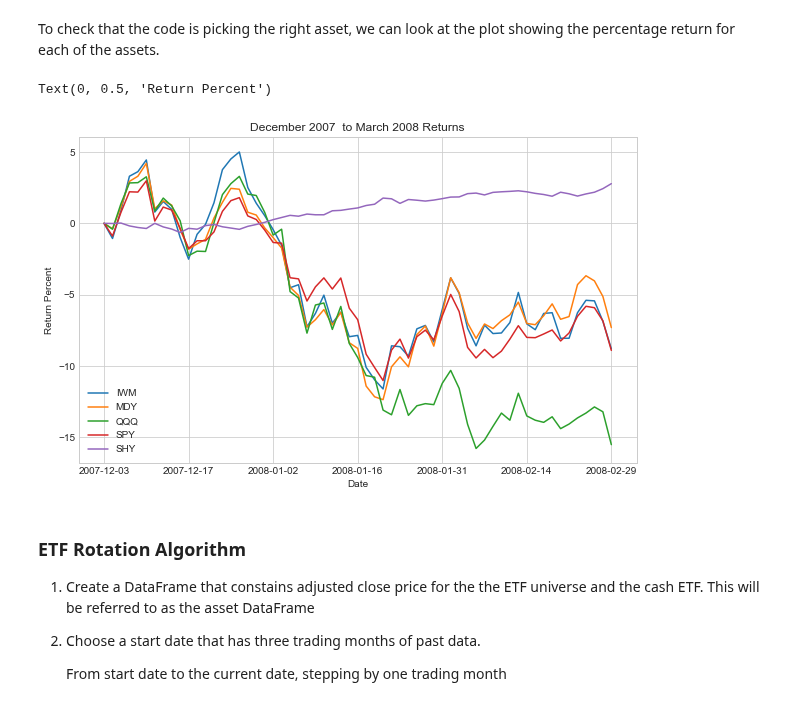
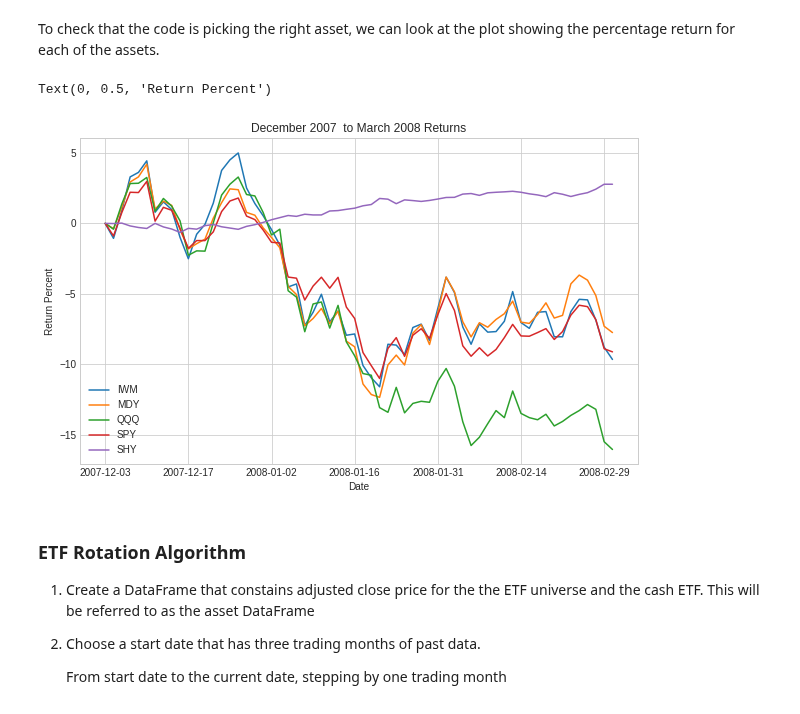
Before and after one commit to IanLKaplan/twelve_percent, a Jupyter notebook: twelve_percent.ipynb, the cells around one changed output. Drawn from its saved outputs; the diff is of its cells as text; code cells hidden in the pictures.

```diff
--- a/twelve_percent.ipynb
+++ b/twelve_percent.ipynb
@@ -416,24 +416,30 @@ The asset for the first three month period will be SHY
 To check that the code is picking the right asset, we can look at the plot showing
 the percentage return for each of the assets.
 # %%
-last_quarter:pd.DataFrame = asset_adj_close[:][0:start_date_ix].copy()
+def percent_return_df(start_date: datetime, end_date: datetime, prices_df: pd.DataFrame) -> pd.DataFrame:
+    def percent_return(time_series: pd.Series) -> pd.Series:
+        return list(((time_series[i] / time_series[0]) - 1.0 for i in range(0, len(time_series))))
 
-def percent_return(time_series: pd.Series) -> pd.Series:
-    return list(((time_series[i] / time_series[0]) - 1.0 for i in range(0, len(time_series))))
 
-quarter_return_df = pd.DataFrame()
-for col in last_quarter.columns:
-    col_series = percent_return(last_quarter[col])
-    quarter_return_df[col] = pd.DataFrame(col_series)
+    date_index = prices_df.index
+    start_ix = findDateIndex(date_index, start_date)
+    end_ix = findDateIndex(date_index, end_date)
+    period_df = prices_df[:][start_ix:end_ix+1]
+    period_return_df = pd.DataFrame()
+    for col in period_df.columns:
+        return_series = percent_return(period_df[col])
+        period_return_df[col] = return_series
+    period_return_df.index = period_df.index
+    return_percent_df = round(period_return_df * 100, 2)
+    return return_percent_df
 
-quarter_return_df.index = last_quarter.index
-quarter_return_df = round(quarter_return_df * 100, 2)
+quarter_return_df = percent_return_df(start_date=look_back_date, end_date=start_date, prices_df=asset_adj_close)
 
 ax = quarter_return_df.plot(grid=True, title='December 2007  to March 2008 Returns', figsize=(10,6))
 ax.set_ylabel('Return Percent')
 # %% [output]
 Text(0, 0.5, 'Return Percent')
-[figure, old version]
+[figure, new version]
 # %% [markdown]
 <h3>
 ETF Rotation Algorithm
```
Also changed, not shown: parts of 14 cells of this notebook.
